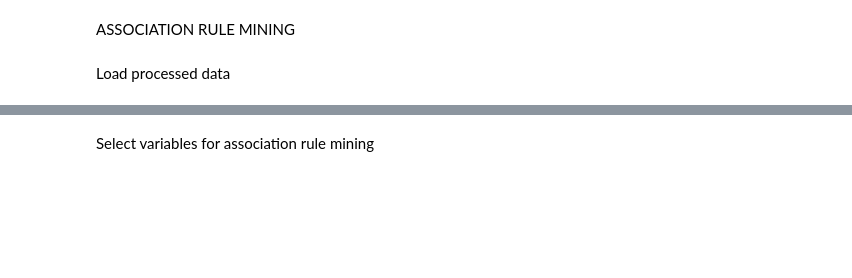
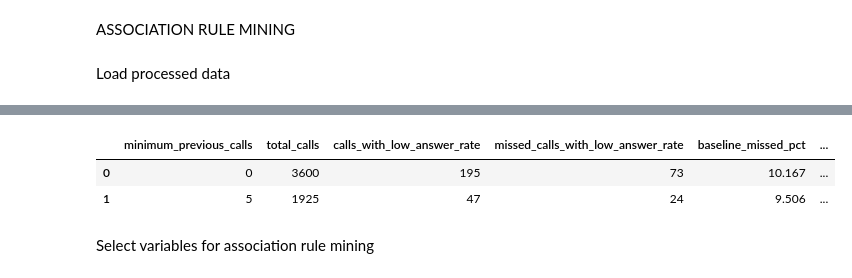
Before and after one commit to sannagunnarsson/DataMining-Project, a Jupyter notebook: notebooks/03_association_rules.ipynb, the cells around one changed output, grey strips where cells are left out. Saved outputs shown, nothing was run; the diff lists cells and outputs as text; code cells hidden in the pictures; blank space fills up the shorter version.

```diff
--- a/notebooks/03_association_rules.ipynb
+++ b/notebooks/03_association_rules.ipynb
@@ -20,6 +20,71 @@ Shape: (3600, 18)
 | 2 | 5623 | 301 | 300 | 1 | 1 | 1.0 | ... |
 | 3 | 9252 | 401 | 457 | 0 | 0 | NaN | ... |
 | 4 | 15466 | 512 | 0 | 1 | 0 | NaN | ... |
+# %%
+# Check whether the pattern remains with more recorded history
+
+comparison = []
+
+for minimum_history in [0, 5]:
+
+    subset = df.loc[
+        df["receiver_previous_call_count"] >= minimum_history
+    ].copy()
+
+    # Same definition as in the association-rule analysis:
+    # low receiver answer rate = 0–50%
+    low_rate = subset["receiver_previous_answer_rate"].between(
+        0, 0.5, inclusive="both"
+    )
+
+    missed = subset["answered"].eq(0)
+
+    number_of_calls = len(subset)
+    pattern_calls = int(low_rate.sum())
+    pattern_and_missed = int((low_rate & missed).sum())
+
+    baseline = (
+        missed.mean()
+        if number_of_calls > 0
+        else np.nan
+    )
+
+    confidence = (
+        pattern_and_missed / pattern_calls
+        if pattern_calls > 0
+        else np.nan
+    )
+
+    support = (
+        pattern_and_missed / number_of_calls
+        if number_of_calls > 0
+        else np.nan
+    )
+
+    lift = (
+        confidence / baseline
+        if baseline > 0
+        else np.nan
+    )
+
+    comparison.append({
+        "minimum_previous_calls": minimum_history,
+        "total_calls": number_of_calls,
+        "calls_with_low_answer_rate": pattern_calls,
+        "missed_calls_with_low_answer_rate": pattern_and_missed,
+        "baseline_missed_pct": baseline * 100,
+        "support_pct": support * 100,
+        "confidence_pct": confidence * 100,
+        "lift": lift
+    })
+
+history_check = pd.DataFrame(comparison)
+
+display(history_check.round(3))
+# %% [output]
+|  | minimum_previous_calls | total_calls | calls_with_low_answer_rate | missed_calls_with_low_answer_rate | baseline_missed_pct | ... |
+| 0 | 0 | 3600 | 195 | 73 | 10.167 | ... |
+| 1 | 5 | 1925 | 47 | 24 | 9.506 | ... |
 # %% [markdown]
 Select variables for association rule mining
 # %%
```
Also changed, not shown: parts of 1 cell of this notebook, 1 other file.
